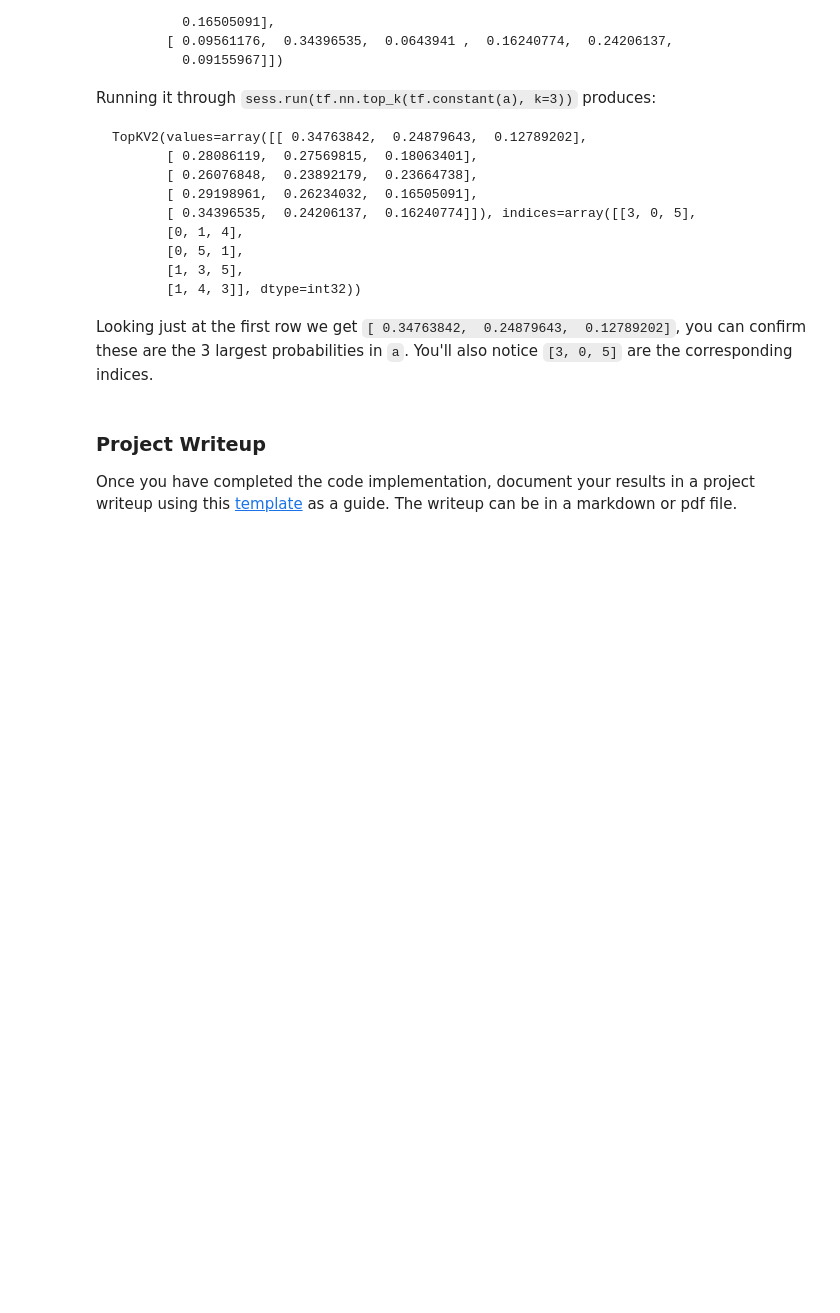
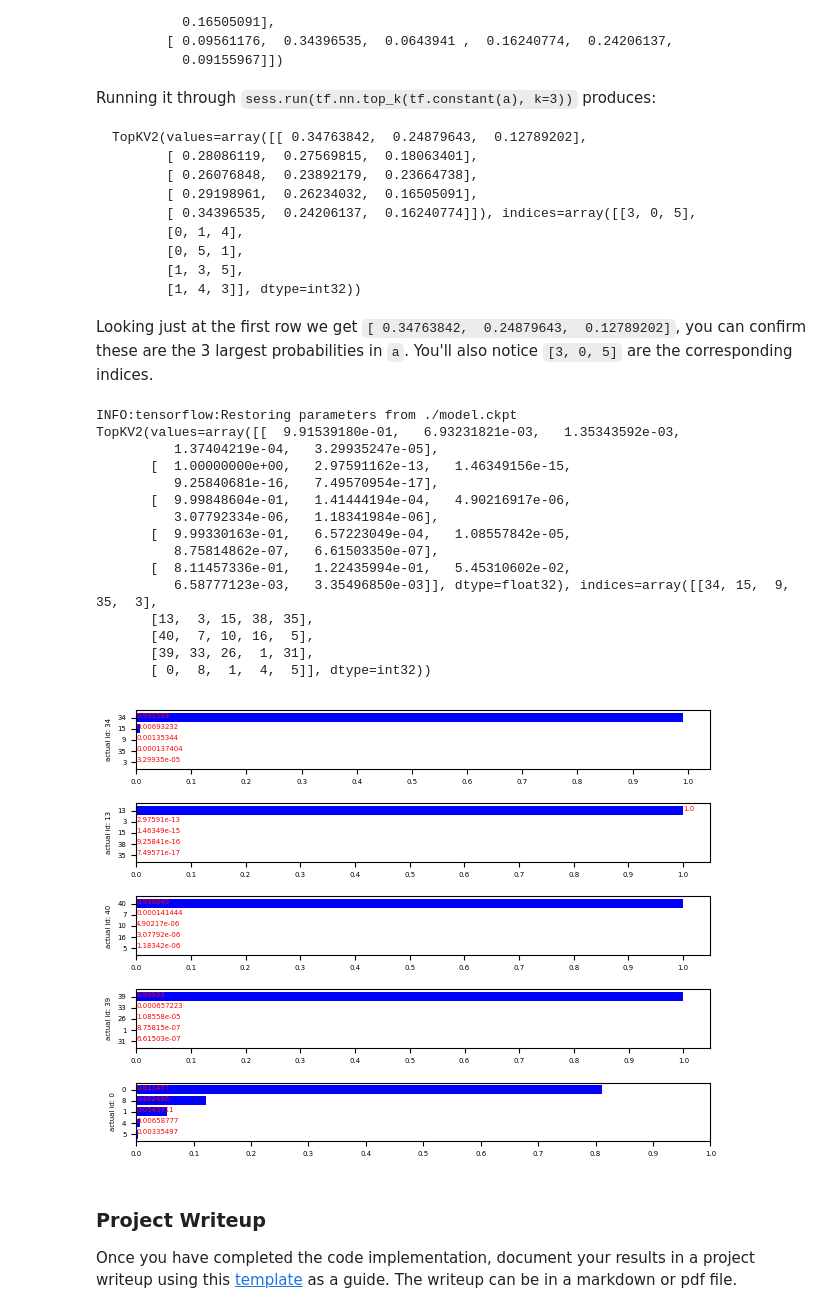
Before and after one commit to Zoetic-Zephyr/CarND-Traffic-Sign-Classifier, a Jupyter notebook: Traffic_Sign_Classifier.ipynb, the cells around one changed output. Cells and saved outputs as stored; diff of their text form; code cells hidden in the pictures; blank space fills up the shorter version.

```diff
--- a/Traffic_Sign_Classifier.ipynb
+++ b/Traffic_Sign_Classifier.ipynb
@@ -595,3 +592,62 @@ Looking just at the first row we get `[ 0.34763842,  0.24879643,  0.12789202]`,
+# %%
+### Print out the top five softmax probabilities for the predictions on the German traffic sign images found on the web.
+### Feel free to use as many code cells as needed.
+import matplotlib.font_manager as fm
+
+with tf.Session() as sess:
+    saver.restore(sess, './model.ckpt')
+    top_k = sess.run(tf.nn.top_k(tf.nn.softmax(logits), k=5),
+                     feed_dict={x: prepped_images, y: prepped_labels, kp: 1})
+print(top_k)
+
+plt.rcdefaults()
+
+# show histogram of top 5 softmax probabilities for each image
+# * citing Sergey Morozov
+h_or_w = image_shape[0]
+fig = plt.figure()
+for i in range(0, len(custom_images)):
+    ax = fig.add_subplot(len(custom_images), 1, i+1)
+    probabilities = top_k.values[i]
+    y_pos = np.arange(len(probabilities))
+    ax.set_ylabel("actual id: {id}".format(id=custom_labels[i]), fontproperties=fm.FontProperties(size=5))
+    rects = ax.barh(y_pos,
+                probabilities,
+                align='center',
+                color='blue')
+    # setting labels for each bar
+    for j in range(0,len(rects)):
+        ax.text(int(rects[j].get_width()),
+                int(rects[j].get_y()+rects[j].get_height()/2.0),
+                probabilities[j],
+                fontproperties=fm.FontProperties(size=5), color='red')
+
+    ax.set_yticks(y_pos)
+    ax.set_yticklabels(top_k.indices[i], fontproperties=fm.FontProperties(size=5))
+
+    xticks = [0.0, 0.1, 0.2, 0.3, 0.4, 0.5, 0.6, 0.7, 0.8, 0.9, 1.0]
+    ax.set_xticks(xticks)
+    ax.set_xticklabels(xticks, fontproperties=fm.FontProperties(size=5))
+    ax.invert_yaxis()
+plt.tight_layout()
+plt.show()
+# %% [output]
+INFO:tensorflow:Restoring parameters from ./model.ckpt
+TopKV2(values=array([[  9.91539180e-01,   6.93231821e-03,   1.35343592e-03,
+          1.37404219e-04,   3.29935247e-05],
+       [  1.00000000e+00,   2.97591162e-13,   1.46349156e-15,
+          9.25840681e-16,   7.49570954e-17],
+       [  9.99848604e-01,   1.41444194e-04,   4.90216917e-06,
+          3.07792334e-06,   1.18341984e-06],
+       [  9.99330163e-01,   6.57223049e-04,   1.08557842e-05,
+          8.75814862e-07,   6.61503350e-07],
+       [  8.11457336e-01,   1.22435994e-01,   5.45310602e-02,
+          6.58777123e-03,   3.35496850e-03]], dtype=float32), indices=array([[34, 15,  9, 35,  3],
+       [13,  3, 15, 38, 35],
+       [40,  7, 10, 16,  5],
+       [39, 33, 26,  1, 31],
+       [ 0,  8,  1,  4,  5]], dtype=int32))
+[figure, added]
 # %% [markdown]
 ### Project Writeup
 
```
Also changed, not shown: parts of 6 cells of this notebook, 2 other files.
